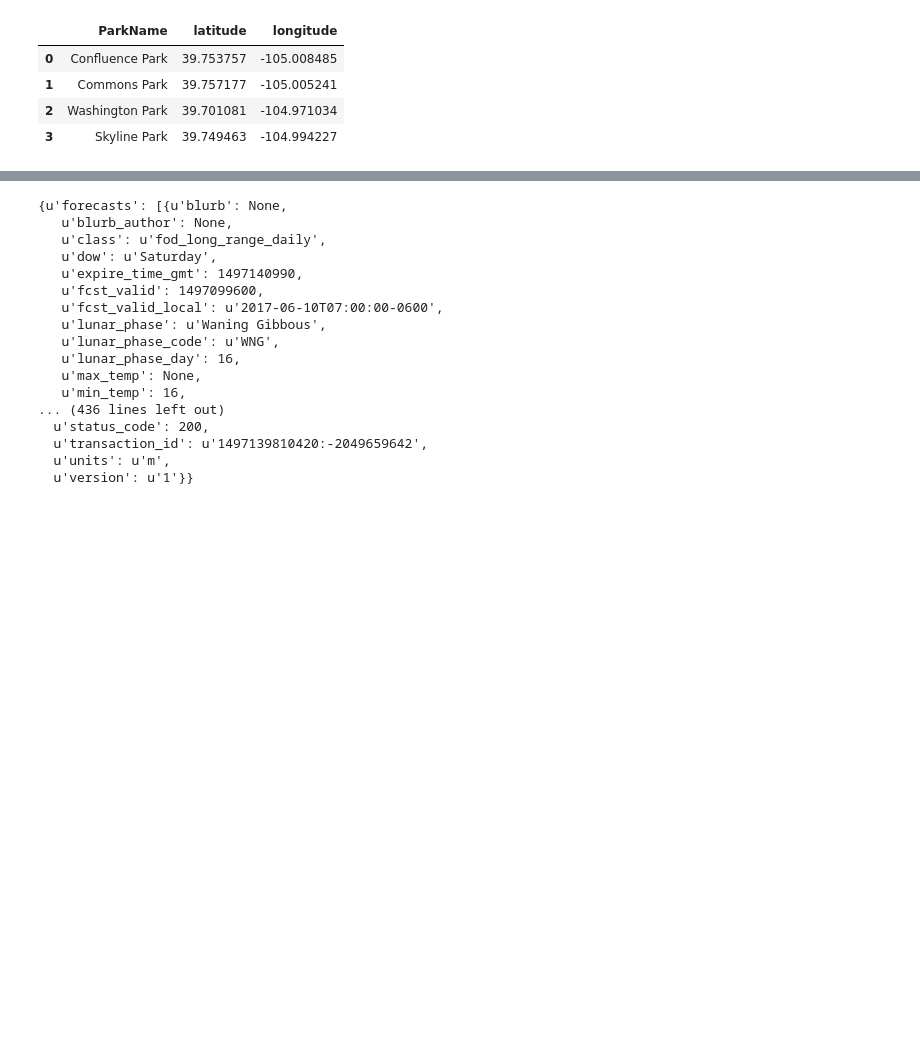
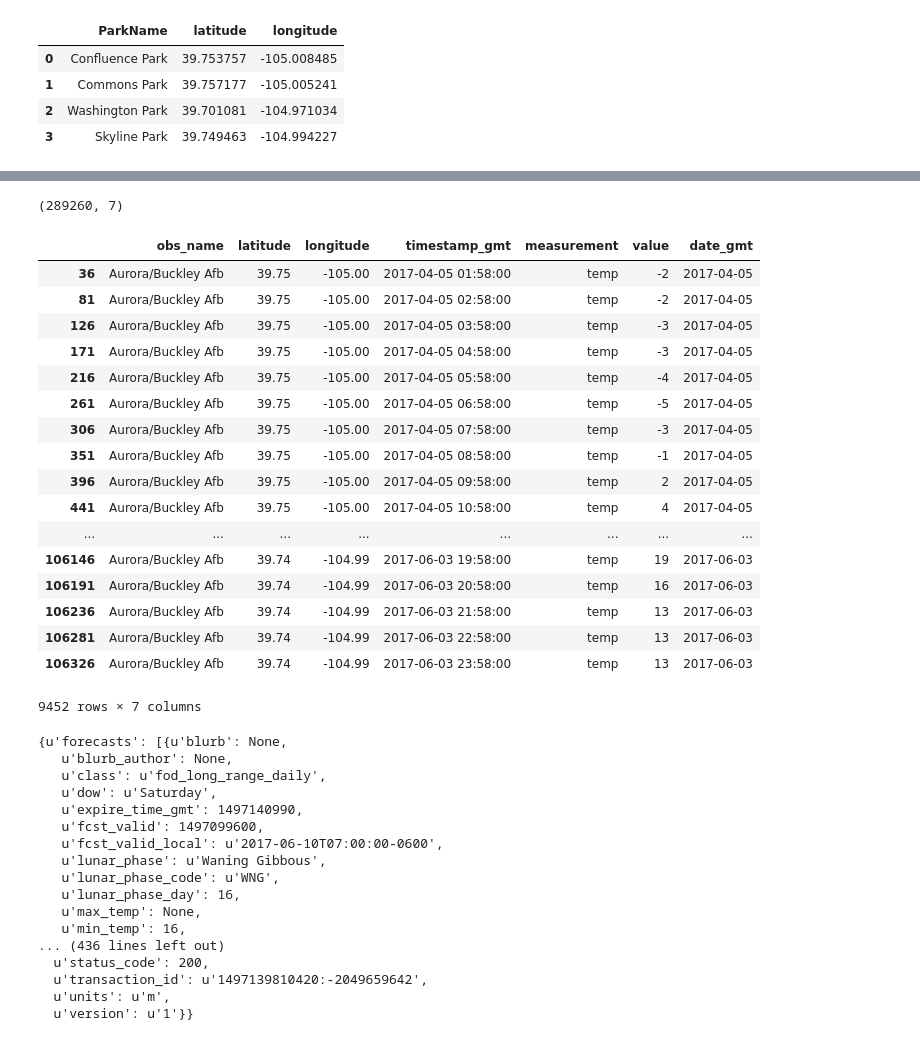
Before and after one commit to slswee/Hermes, a Jupyter notebook: JupyterNotebooks/todayWeather.ipynb, the cells around one changed output, grey strips where cells are left out. Drawn from its saved outputs; the diff is of its cells as text; code cells hidden in the pictures; blank space fills up the shorter version.

```diff
--- a/JupyterNotebooks/todayWeather.ipynb
+++ b/JupyterNotebooks/todayWeather.ipynb
@@ -149,14 +149,11 @@ dfHistorical = pd.DataFrame
 for i in range(0, len(parksDF)):
     dftemp = get_weather_historical(latitude = parksDF.iloc[i]['latitude'],
                              longitude = parksDF.iloc[i]['longitude'],
-                             startdate = "20170405",
-                             enddate = "20170530",
-                             measurement="temp")
+                             startdate = "20170401",
+                             enddate = "20170430",
+                             measurement="")
     if i == 0:
         dfHistorical = dftemp
     else:
         dfHistorical = pd.concat([dfHistorical,dftemp])
-
-
-dfHistorical.head()
 # %% [output]
@@ -177,0 +164,17 @@ dfHistorical.tail()
+# %%
+
+dfHistorical_1 = pd.DataFrame
+for i in range(0, len(parksDF)):
+    dftemp = get_weather_historical(latitude = parksDF.iloc[i]['latitude'],
+                             longitude = parksDF.iloc[i]['longitude'],
+                             startdate = "20170501",
+                             enddate = "20170531",
+                             measurement="")
+    if i == 0:
+        dfHistorical_1 = dftemp
+    else:
+        dfHistorical_1 = pd.concat([dfHistorical_1,dftemp])
+
+df_data = dfHistorical.append(dfHistorical_1)
+
+dfHistorical.head()
@@ -178,3 +192,28 @@ dfHistorical.tail()
+# %%
+df_data.shape
+# %% [output]
+(289260, 7)
+# %%
+dfHistorical[dfHistorical['measurement']=='temp' && df]
+# %% [output]
+|  | obs_name | latitude | longitude | timestamp_gmt | measurement | value | date_gmt |
+| 36 | Aurora/Buckley Afb | 39.75 | -105.00 | 2017-04-05 01:58:00 | temp | -2 | 2017-04-05 |
+| 81 | Aurora/Buckley Afb | 39.75 | -105.00 | 2017-04-05 02:58:00 | temp | -2 | 2017-04-05 |
+| 126 | Aurora/Buckley Afb | 39.75 | -105.00 | 2017-04-05 03:58:00 | temp | -3 | 2017-04-05 |
+| 171 | Aurora/Buckley Afb | 39.75 | -105.00 | 2017-04-05 04:58:00 | temp | -3 | 2017-04-05 |
+| 216 | Aurora/Buckley Afb | 39.75 | -105.00 | 2017-04-05 05:58:00 | temp | -4 | 2017-04-05 |
+| 261 | Aurora/Buckley Afb | 39.75 | -105.00 | 2017-04-05 06:58:00 | temp | -5 | 2017-04-05 |
+| 306 | Aurora/Buckley Afb | 39.75 | -105.00 | 2017-04-05 07:58:00 | temp | -3 | 2017-04-05 |
+| 351 | Aurora/Buckley Afb | 39.75 | -105.00 | 2017-04-05 08:58:00 | temp | -1 | 2017-04-05 |
+| 396 | Aurora/Buckley Afb | 39.75 | -105.00 | 2017-04-05 09:58:00 | temp | 2 | 2017-04-05 |
+| 441 | Aurora/Buckley Afb | 39.75 | -105.00 | 2017-04-05 10:58:00 | temp | 4 | 2017-04-05 |
+| ... | ... | ... | ... | ... | ... | ... | ... |
+| 106146 | Aurora/Buckley Afb | 39.74 | -104.99 | 2017-06-03 19:58:00 | temp | 19 | 2017-06-03 |
+| 106191 | Aurora/Buckley Afb | 39.74 | -104.99 | 2017-06-03 20:58:00 | temp | 16 | 2017-06-03 |
+| 106236 | Aurora/Buckley Afb | 39.74 | -104.99 | 2017-06-03 21:58:00 | temp | 13 | 2017-06-03 |
+| 106281 | Aurora/Buckley Afb | 39.74 | -104.99 | 2017-06-03 22:58:00 | temp | 13 | 2017-06-03 |
+| 106326 | Aurora/Buckley Afb | 39.74 | -104.99 | 2017-06-03 23:58:00 | temp | 13 | 2017-06-03 |
+9452 rows × 7 columns
 # %%
 lat = 39.83
 lon = -104.65
```
Also changed, not shown: parts of 3 cells of this notebook.
